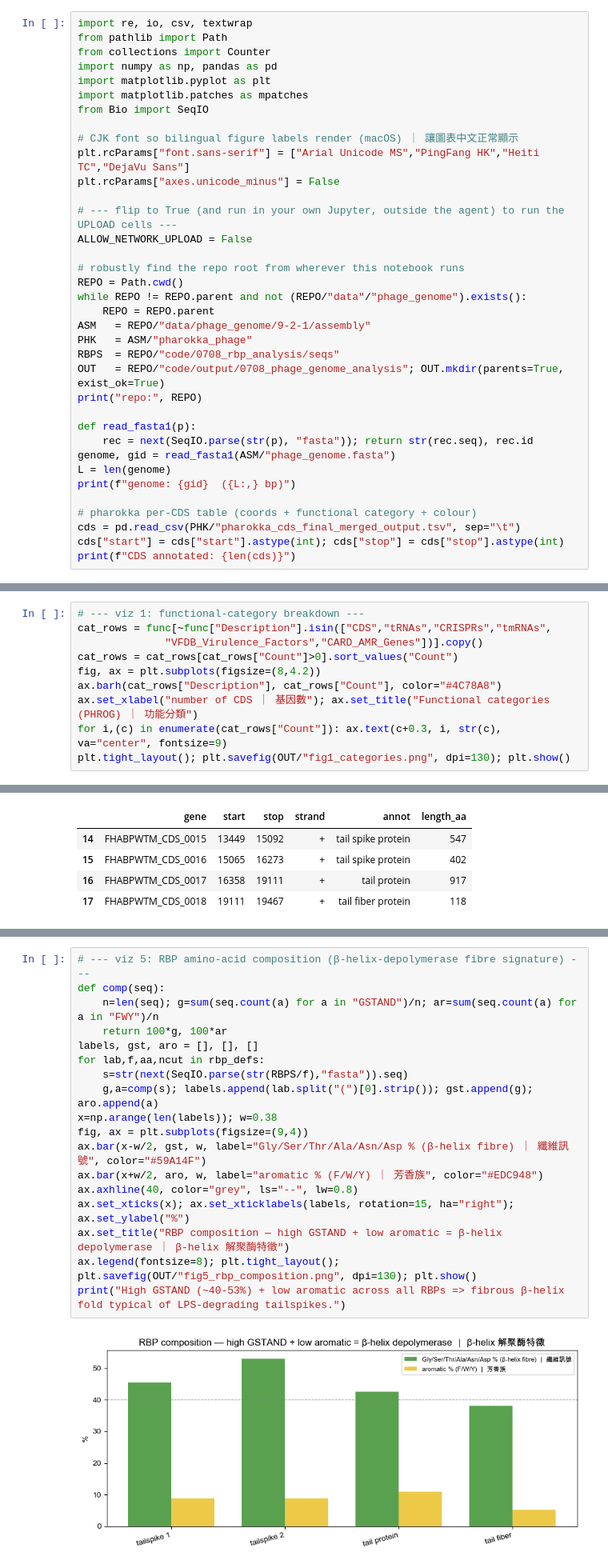
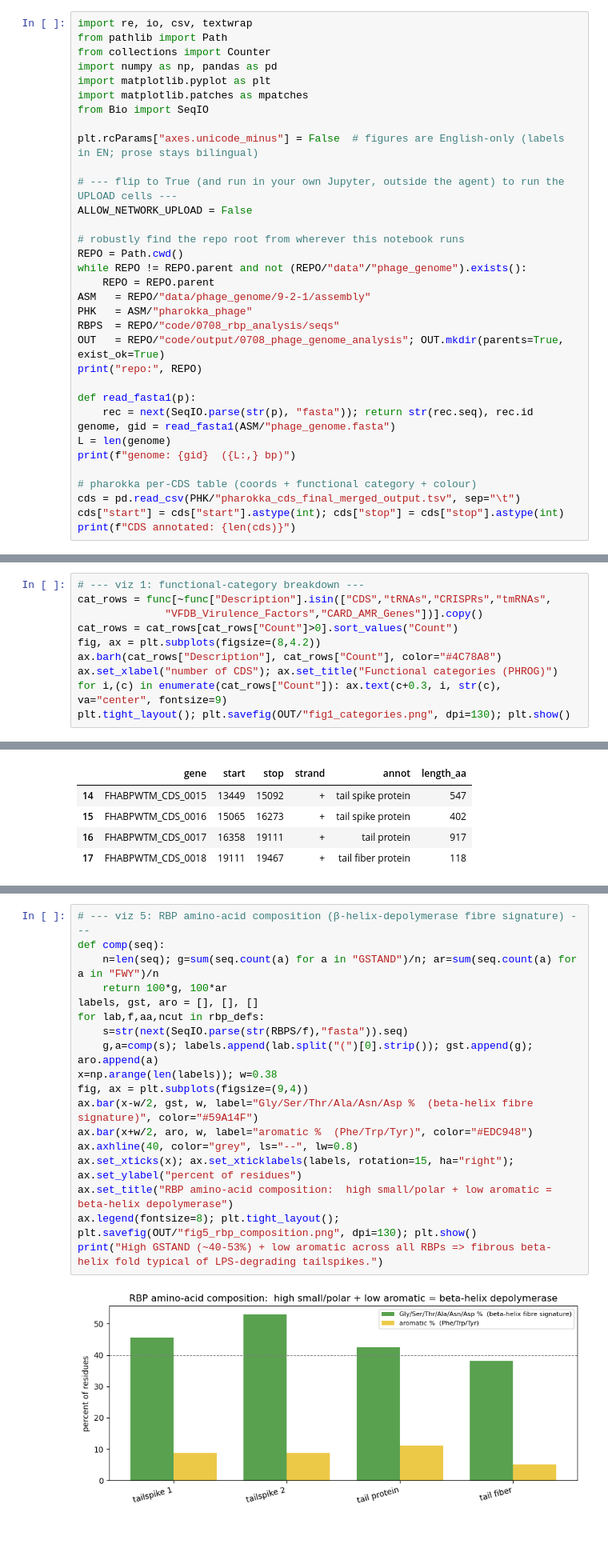
Before and after one commit to A1ex-Ch3n/igem-2026, a Jupyter notebook: code/0708_phage_genome_analysis.ipynb, the cells around one changed output, grey strips where cells are left out. Shown at 80% size. Cells and saved outputs as stored; diff of their text form; blank space fills up the shorter version.

```diff
--- a/code/0708_phage_genome_analysis.ipynb
+++ b/code/0708_phage_genome_analysis.ipynb
@@ -33,9 +33,7 @@ import matplotlib.pyplot as plt
 import matplotlib.patches as mpatches
 from Bio import SeqIO
 
-# CJK font so bilingual figure labels render (macOS) ｜ 讓圖表中文正常顯示
-plt.rcParams["font.sans-serif"] = ["Arial Unicode MS","PingFang HK","Heiti TC","DejaVu Sans"]
-plt.rcParams["axes.unicode_minus"] = False
+plt.rcParams["axes.unicode_minus"] = False  # figures are English-only (labels in EN; prose stays bilingual)
 
 # --- flip to True (and run in your own Jupyter, outside the agent) to run the UPLOAD cells ---
 ALLOW_NETWORK_UPLOAD = False
@@ -113,7 +111,7 @@ cat_rows = func[~func["Description"].isin(["CDS","tRNAs","CRISPRs","tmRNAs",
 cat_rows = cat_rows[cat_rows["Count"]>0].sort_values("Count")
 fig, ax = plt.subplots(figsize=(8,4.2))
 ax.barh(cat_rows["Description"], cat_rows["Count"], color="#4C78A8")
-ax.set_xlabel("number of CDS ｜ 基因數"); ax.set_title("Functional categories (PHROG) ｜ 功能分類")
+ax.set_xlabel("number of CDS"); ax.set_title("Functional categories (PHROG)")
 for i,(c) in enumerate(cat_rows["Count"]): ax.text(c+0.3, i, str(c), va="center", fontsize=9)
 plt.tight_layout(); plt.savefig(OUT/"fig1_categories.png", dpi=130); plt.show()
 # %% [output]
@@ -317,20 +381,20 @@ plt.tight_layout(); plt.savefig(OUT/"fig4_rbp_domains.png", dpi=130, bbox_inches
 # %%
 # --- viz 5: RBP amino-acid composition (β-helix-depolymerase fibre signature) ---
 def comp(seq):
     n=len(seq); g=sum(seq.count(a) for a in "GSTAND")/n; ar=sum(seq.count(a) for a in "FWY")/n
     return 100*g, 100*ar
 labels, gst, aro = [], [], []
 for lab,f,aa,ncut in rbp_defs:
     s=str(next(SeqIO.parse(str(RBPS/f),"fasta")).seq)
     g,a=comp(s); labels.append(lab.split("(")[0].strip()); gst.append(g); aro.append(a)
 x=np.arange(len(labels)); w=0.38
 fig, ax = plt.subplots(figsize=(9,4))
-ax.bar(x-w/2, gst, w, label="Gly/Ser/Thr/Ala/Asn/Asp % (β-helix fibre) ｜ 纖維訊號", color="#59A14F")
-ax.bar(x+w/2, aro, w, label="aromatic % (F/W/Y) ｜ 芳香族", color="#EDC948")
+ax.bar(x-w/2, gst, w, label="Gly/Ser/Thr/Ala/Asn/Asp %  (beta-helix fibre signature)", color="#59A14F")
+ax.bar(x+w/2, aro, w, label="aromatic %  (Phe/Trp/Tyr)", color="#EDC948")
 ax.axhline(40, color="grey", ls="--", lw=0.8)
-ax.set_xticks(x); ax.set_xticklabels(labels, rotation=15, ha="right"); ax.set_ylabel("%")
-ax.set_title("RBP composition — high GSTAND + low aromatic = β-helix depolymerase ｜ β-helix 解聚酶特徵")
+ax.set_xticks(x); ax.set_xticklabels(labels, rotation=15, ha="right"); ax.set_ylabel("percent of residues")
+ax.set_title("RBP amino-acid composition:  high small/polar + low aromatic = beta-helix depolymerase")
 ax.legend(fontsize=8); plt.tight_layout(); plt.savefig(OUT/"fig5_rbp_composition.png", dpi=130); plt.show()
-print("High GSTAND (~40-53%) + low aromatic across all RBPs => fibrous β-helix fold typical of LPS-degrading tailspikes.")
+print("High GSTAND (~40-53%) + low aromatic across all RBPs => fibrous beta-helix fold typical of LPS-degrading tailspikes.")
 # %% [output]
-[figure, old version]
+[figure, new version]
```
Also changed, not shown: parts of 10 cells of this notebook, 5 other files.
